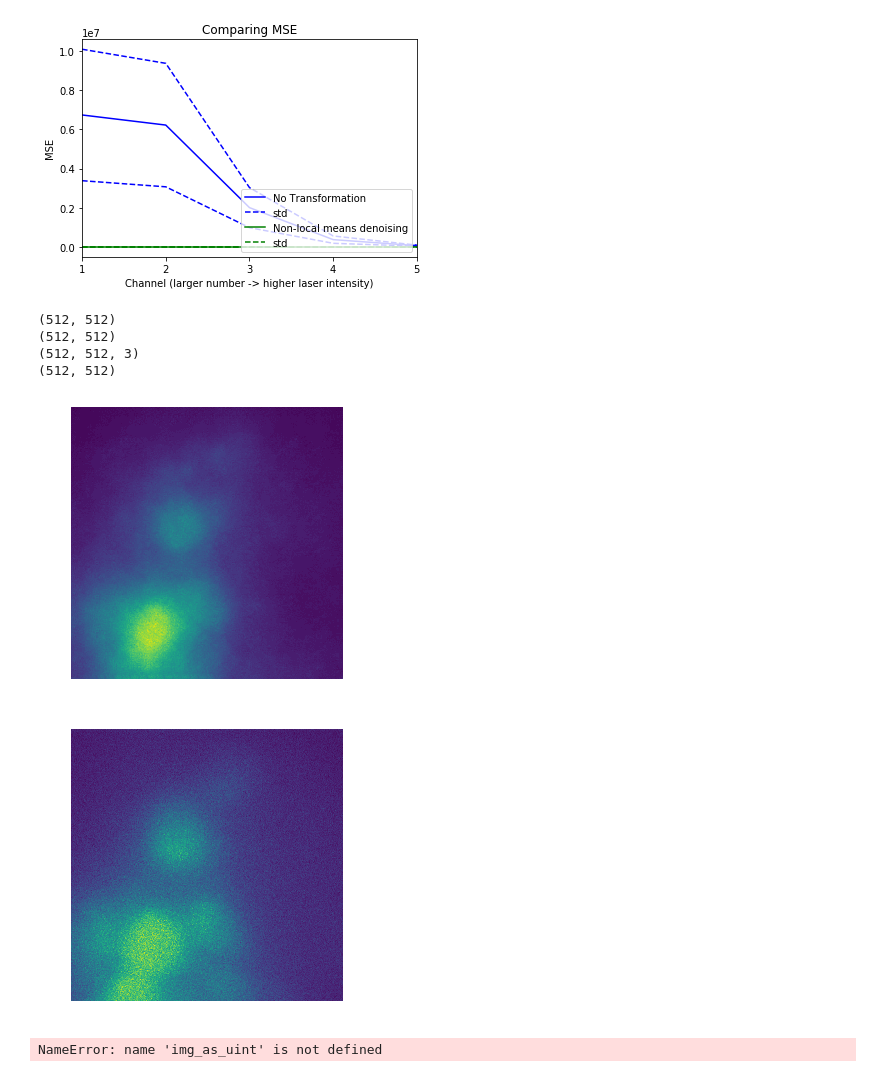
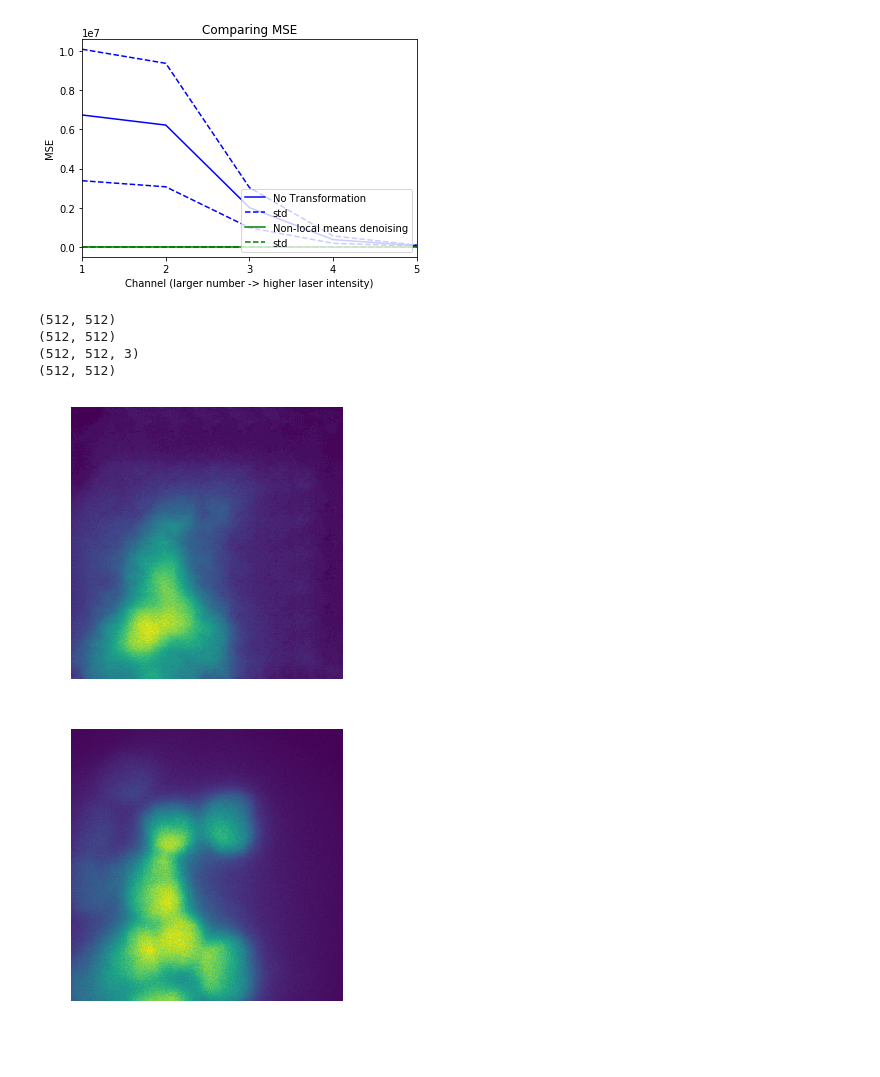
Before and after one commit to NYU-CDS-Capstone-Project/CellVision, a Jupyter notebook: notebooks/non_local_means_comparison.ipynb, the cells around one changed output. Saved outputs shown, nothing was run; the diff lists cells and outputs as text; code cells hidden in the pictures.

Commit message:
Adding the pix2pix example image

```diff
--- a/notebooks/non_local_means_comparison.ipynb
+++ b/notebooks/non_local_means_comparison.ipynb
@@ -420,7 +420,7 @@ print(sum(nl_ssim_1)/len(nl_ssim_1))
 import cv2
 from skimage import img_as_ubyte, io
 
-path_to_data = '/gpfs/data/lionnetlab/cellvision/pilotdata/20181009-top50/sample31_channel1_z9.tif'
+path_to_data = '/gpfs/data/lionnetlab/cellvision/pilotdata/20181009-top50/sample110_channel6_z2.tif'
 # path_to_data = '/home/dg3047/capstone/pytorch-CycleGAN-and-pix2pix/results/cellvision_channel1_100/val_latest/images/sample97_channel1_z9_fake_B.png'
 skimage_original = io.imread(path_to_data).astype(np.uint)
 print(skimage_original.shape)
@@ -434,7 +434,7 @@ print(cv_original.shape)
 # cv_fold = cv2.imread(path_to_data, cv2.COLOR_BGR2GRAY)
 # print(cv_fold.shape)
 
-path_to_data = '/home/dg3047/capstone/pytorch-CycleGAN-and-pix2pix/results/cellvision_channel1_100/val_latest/images/sample31_channel1_z9_fake_B.png'
+path_to_data = '/home/dg3047/capstone/pytorch-CycleGAN-and-pix2pix/results/cellvision_channel1_500/val_latest/images/sample110_channel1_z2_fake_B.png'
 result_io = io.imread(path_to_data)
 print(result_io.shape)
 im_A = cv2.imread(path_to_data)
@@ -448,35 +448,36 @@ print(result_io_sk.shape)
 # fig, ax = plt.subplots(ncols=4, nrows=1, figsize=(25,5))
 # ax[0].imshow(imsk_nl[0]);
 # ax[0].imshow(cv_original);
 # ax[0].axis('off')
 # ax[1].imshow(fold_out);
 # ax[1].axis('off')
 # ax[2].imshow(fold_out);
 # ax[2].axis('off')
 # ax[3].imshow(result_io_sk);
 # ax[3].axis('off')
 # plt.show()
 
 
 fig, ax = plt.subplots(ncols=1, nrows=1, figsize=(25,5))
 ax.imshow(result_io_sk);
 ax.axis('off')
 plt.show()
 
 fig, ax = plt.subplots(ncols=1, nrows=1, figsize=(25,5))
 ax.imshow(skimage_original);
 ax.axis('off')
 plt.show()
 
-low_high_ssim = compare_ssim(skimage_original, img_as_uint(result_io_sk))
-low_high_ssim
+# low_high_ssim = compare_ssim(skimage_original, img_as_uint(result_io_sk))
+# low_high_ssim
 
 # As seen sample71_channel1_z9, sample6_channel1_z9
+
+# Good ones: sample31_channel6_z9
 # %% [output]
 (512, 512)
 (512, 512)
 (512, 512, 3)
 (512, 512)
-[figure, old version]
+[figure, new version]
-[figure, old version]
+[figure, new version]
-NameError: name 'img_as_uint' is not defined
```
Also changed, not shown: 1 other file.
